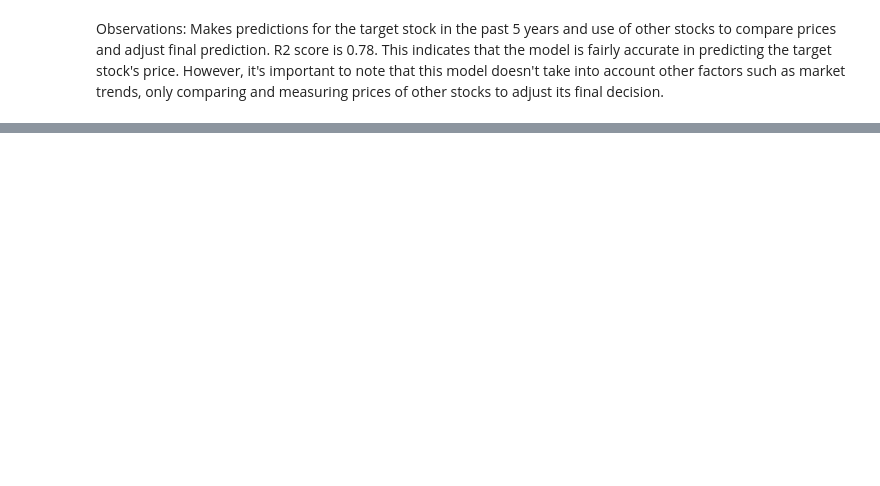
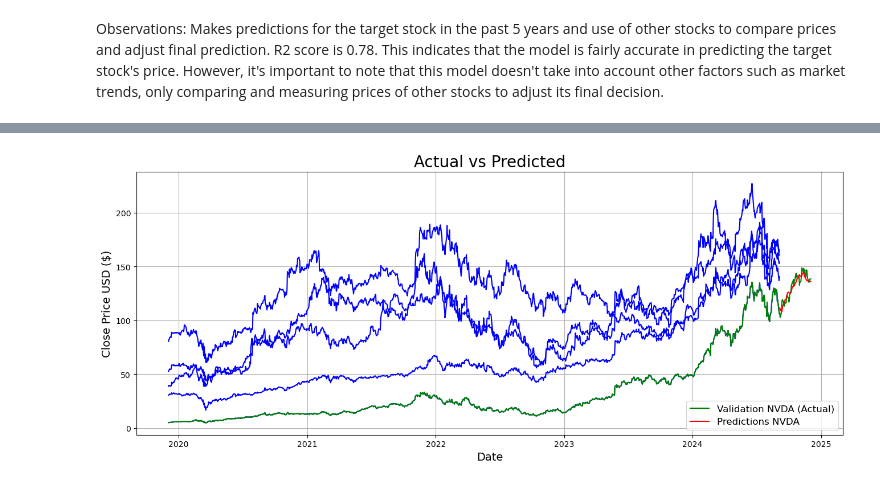
Before and after one commit to Kestrel86/Stock_Analysis, a Jupyter notebook: stock_analysis.ipynb, the cells around one changed output, grey strips where cells are left out. Cells and saved outputs as stored; diff of their text form; code cells hidden in the pictures; blank space fills up the shorter version.

```diff
--- a/stock_analysis.ipynb
+++ b/stock_analysis.ipynb
@@ -425,0 +320,15 @@ ValueError: The truth value of a Series is ambiguous. Use a.empty, a.bool(), a.i
+# %%
+# Visualize the data
+plt.figure(figsize=(16,6))
+plt.title('Actual vs Predicted', fontsize=20)
+plt.xlabel('Date', fontsize=14)
+plt.ylabel('Close Price USD ($)', fontsize=14)
+
+plt.plot(data[:training_data_len]['Close'], color='blue')
+plt.plot(data['Close']['NVDA'], label='Validation NVDA (Actual)', color='green')
+plt.plot(valid['Predictions'], label='Predictions NVDA', color='red')
+plt.legend(loc='lower right', fontsize=12)
+plt.grid(True)
+plt.show()
+# %% [output]
+[figure, added]
```
Also changed, not shown: parts of 27 cells of this notebook.
